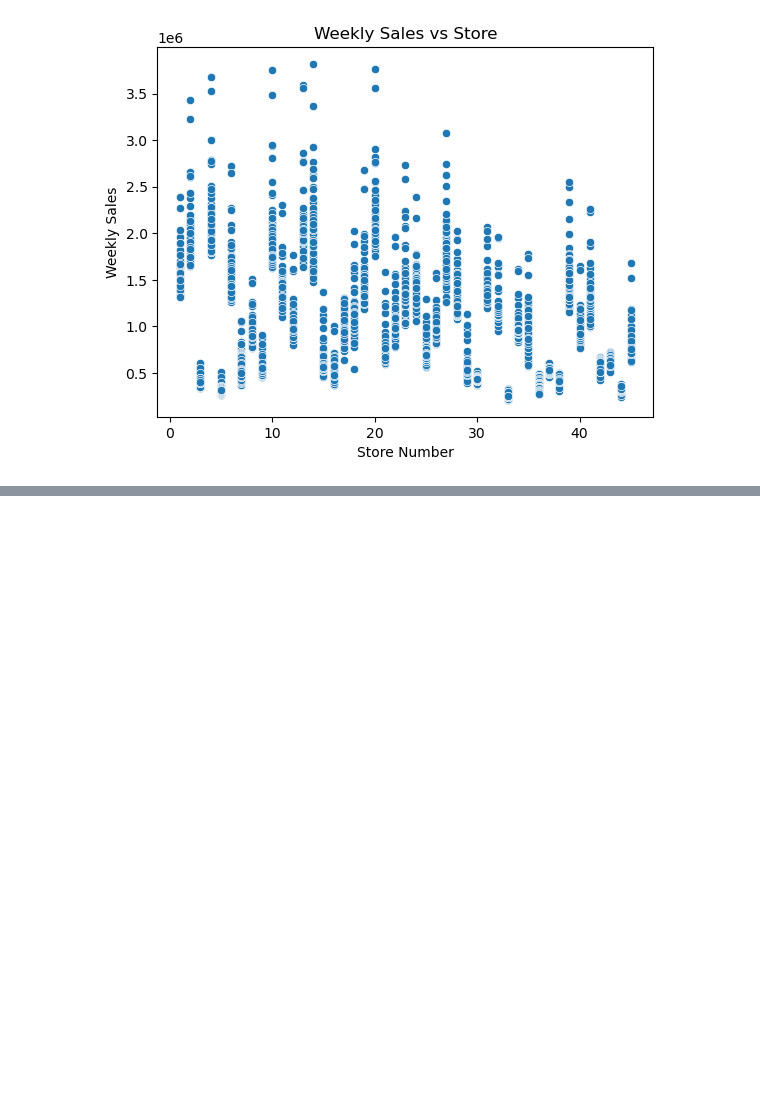
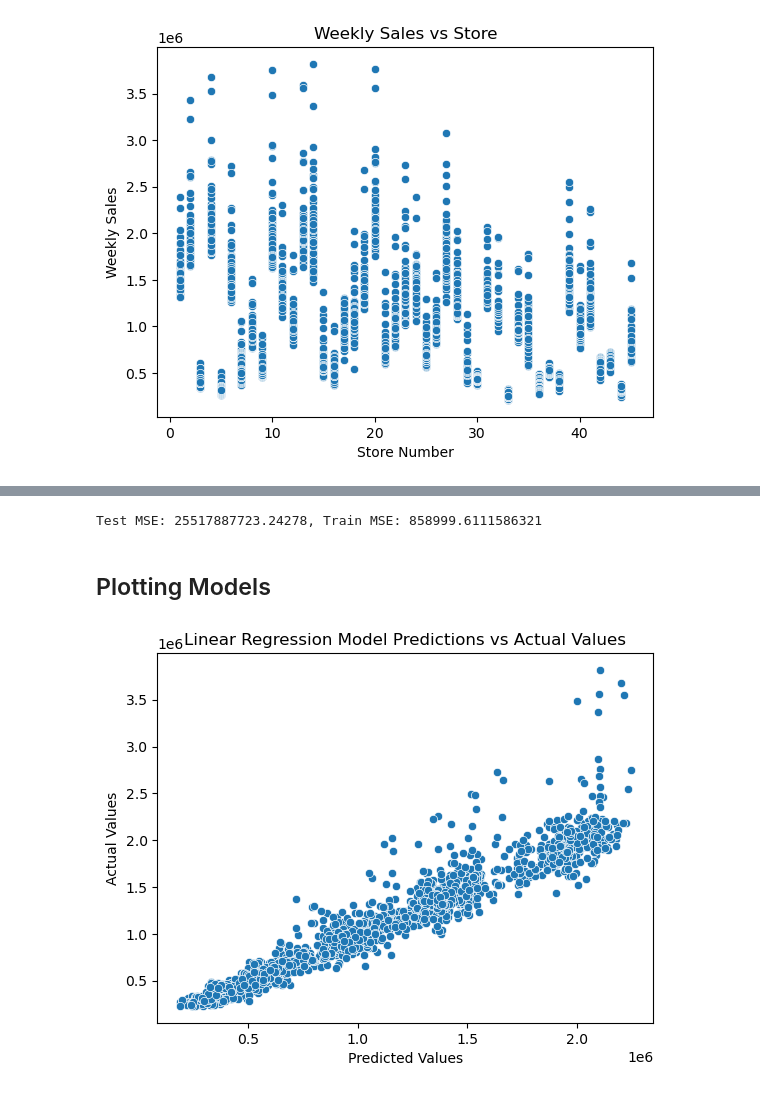
Before and after one commit to anthonyvictorio/walmart-sales-data-project, a Jupyter notebook: Walmart_Sales_Data_Project.ipynb, the cells around one changed output, grey strips where cells are left out. Cells and saved outputs as stored; diff of their text form; code cells hidden in the pictures; blank space fills up the shorter version.

Commit message:
Added sales prediction models

```diff
--- a/Walmart_Sales_Data_Project.ipynb
+++ b/Walmart_Sales_Data_Project.ipynb
@@ -185,0 +266,13 @@ plt.show()
+# %%
+import statsmodels.formula.api as smf
+from sklearn.model_selection import train_test_split
+from sklearn.metrics import mean_squared_error
+
+x_train, x_test, y_train, y_test = train_test_split(x, y, test_size=0.3)
+
+df_train = pd.concat([x_train, y_train], axis=1)
+# %%
+features = df_train.drop(columns=['Weekly_Sales']).columns
+formula = 'Weekly_Sales ~ ' + ' + '.join(features)
+lm = smf.ols(formula=formula, data=df_train).fit()
+lm.summary()
@@ -185,0 +326,7 @@ plt.show()
+# %%
+# removing store features with p-value > 0.05
+features = features.drop(['Store_6','Store_19', 'Store_28'])
+formula = 'Weekly_Sales ~ ' + ' + '.join(features)
+
+lm2 = smf.ols(formula=formula, data=df_train).fit()
+lm2.summary()
@@ -185,0 +368,9 @@ plt.show()
+# %%
+lm2_train_preds = lm2.predict(x_train)
+lm2_test_preds = lm2.predict(x_test)
+
+lm2_train_mse = mean_squared_error(y_train, lm2_train_preds)
+lm2_test_mse = mean_squared_error(y_test, lm2_test_preds)
+
+print(f'Linear model train MSE: {lm2_train_mse}')
+print(f'Linear model test MSE: {lm2_test_mse}')
@@ -185,0 +478,23 @@ plt.show()
+# %%
+tree = DecisionTreeRegressor(max_depth=best_depth)
+tree.fit(x_train, y_train)
+
+tree_test_preds = tree.predict(x_test)
+tree_test_mse = mean_squared_error(y_test, tree_test_preds)
+
+tree_train_preds = tree.predict(x_train)
+tree_train_mse = mean_squared_error(y_train, tree_train_preds)
+
+print(f'Test MSE: {tree_test_mse}, Train MSE: {tree_train_mse}')
+# %% [output]
+Test MSE: 25517887723.24278, Train MSE: 858999.6111586321
+# %% [markdown]
+## Plotting Models
+# %%
+sns.scatterplot(x=lm2_test_preds, y=y_test)
+plt.title('Linear Regression Model Predictions vs Actual Values')
+plt.xlabel('Predicted Values')
+plt.ylabel('Actual Values')
+plt.show()
+# %% [output]
+[figure, added]
```
Also changed, not shown: parts of 19 cells of this notebook.
